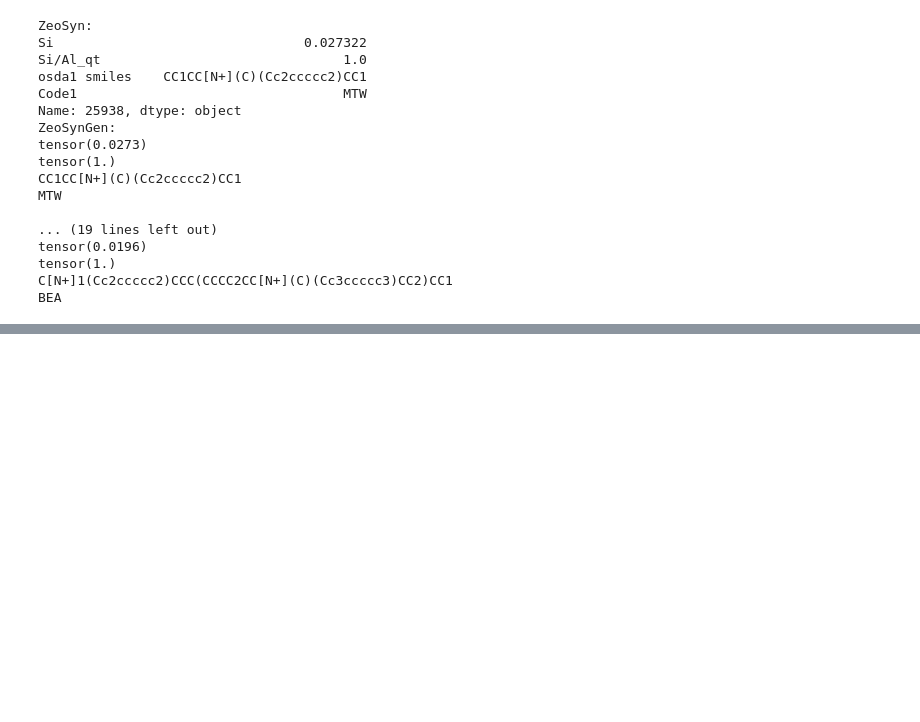
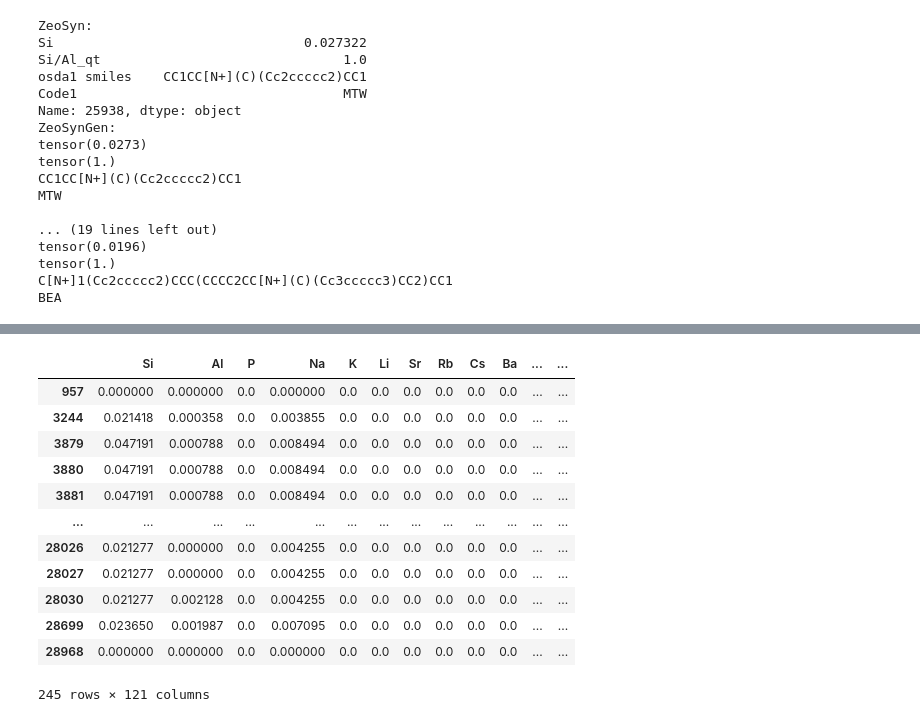
Before and after one commit to eltonpan/zeosyn_gen, a Jupyter notebook: data/process_zeosyn.ipynb, the cells around one changed output, grey strips where cells are left out. Drawn from its saved outputs; the diff is of its cells as text; code cells hidden in the pictures; blank space fills up the shorter version.

Commit message:
implemented get_system() for retrieving datapoints for specific zeolite-OSDA systems

```diff
--- a/data/process_zeosyn.ipynb
+++ b/data/process_zeosyn.ipynb
@@ -410,0 +429,16 @@ with open('ZeoSynGen_dataset.pkl', 'wb') as file:
+# %%
+df[(df['Code1'] == 'MWW') & (df['osda1 smiles'] == 'C1CCCNCC1')]
+# %% [output]
+|  | Si | Al | P | Na | K | Li | Sr | Rb | Cs | Ba | ... | ... |
+| 957 | 0.000000 | 0.000000 | 0.0 | 0.000000 | 0.0 | 0.0 | 0.0 | 0.0 | 0.0 | 0.0 | ... | ... |
+| 3244 | 0.021418 | 0.000358 | 0.0 | 0.003855 | 0.0 | 0.0 | 0.0 | 0.0 | 0.0 | 0.0 | ... | ... |
+| 3879 | 0.047191 | 0.000788 | 0.0 | 0.008494 | 0.0 | 0.0 | 0.0 | 0.0 | 0.0 | 0.0 | ... | ... |
+| 3880 | 0.047191 | 0.000788 | 0.0 | 0.008494 | 0.0 | 0.0 | 0.0 | 0.0 | 0.0 | 0.0 | ... | ... |
+| 3881 | 0.047191 | 0.000788 | 0.0 | 0.008494 | 0.0 | 0.0 | 0.0 | 0.0 | 0.0 | 0.0 | ... | ... |
+| ... | ... | ... | ... | ... | ... | ... | ... | ... | ... | ... | ... | ... |
+| 28026 | 0.021277 | 0.000000 | 0.0 | 0.004255 | 0.0 | 0.0 | 0.0 | 0.0 | 0.0 | 0.0 | ... | ... |
+| 28027 | 0.021277 | 0.000000 | 0.0 | 0.004255 | 0.0 | 0.0 | 0.0 | 0.0 | 0.0 | 0.0 | ... | ... |
+| 28030 | 0.021277 | 0.002128 | 0.0 | 0.004255 | 0.0 | 0.0 | 0.0 | 0.0 | 0.0 | 0.0 | ... | ... |
+| 28699 | 0.023650 | 0.001987 | 0.0 | 0.007095 | 0.0 | 0.0 | 0.0 | 0.0 | 0.0 | 0.0 | ... | ... |
+| 28968 | 0.000000 | 0.000000 | 0.0 | 0.000000 | 0.0 | 0.0 | 0.0 | 0.0 | 0.0 | 0.0 | ... | ... |
+245 rows × 121 columns
```
Also changed, not shown: parts of 3 cells of this notebook, 6 other files.
